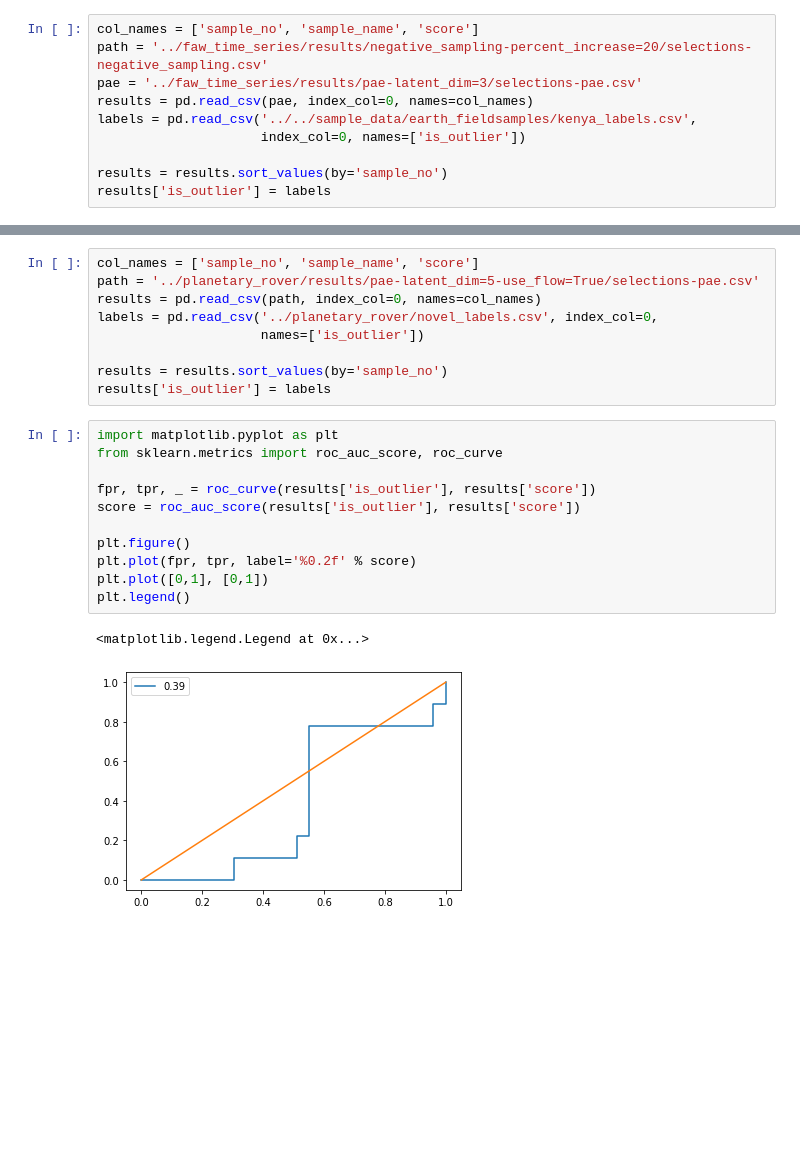
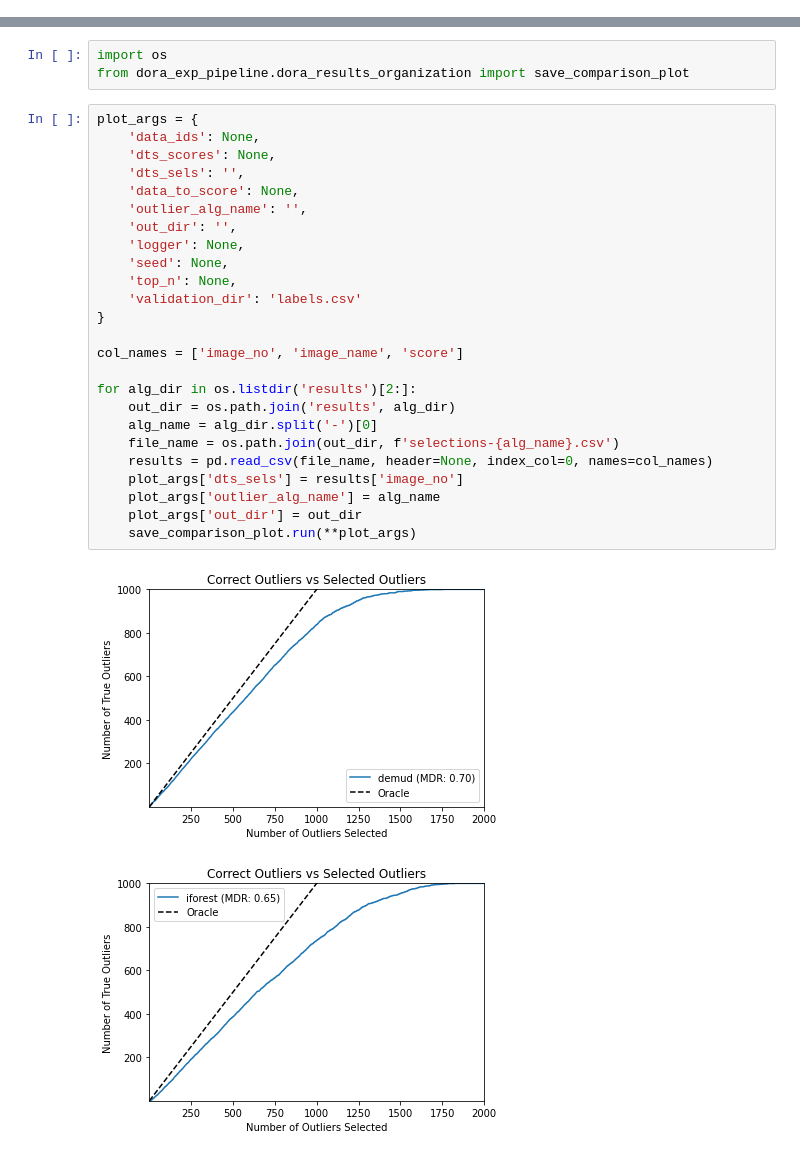
Before and after one commit to nasaharvest/dora, a Jupyter notebook: exp/fmnist_benchmark/score_data.ipynb, the cells around one changed output, grey strips where cells are left out. Saved outputs shown, nothing was run; the diff lists cells and outputs as text; blank space fills up the shorter version.

```diff
--- a/exp/fmnist_benchmark/score_data.ipynb
+++ b/exp/fmnist_benchmark/score_data.ipynb
@@ -26,10 +24,0 @@ plt.legend()
-# %%
-col_names = ['sample_no', 'sample_name', 'score']
-path = '../faw_time_series/results/negative_sampling-percent_increase=20/selections-negative_sampling.csv'
-pae = '../faw_time_series/results/pae-latent_dim=3/selections-pae.csv'
-results = pd.read_csv(pae, index_col=0, names=col_names)
-labels = pd.read_csv('../../sample_data/earth_fieldsamples/kenya_labels.csv',
-                     index_col=0, names=['is_outlier'])
-
-results = results.sort_values(by='sample_no')
-results['is_outlier'] = labels
@@ -50,23 +25,31 @@ plt.legend()
-# %%
-col_names = ['sample_no', 'sample_name', 'score']
-path = '../planetary_rover/results/pae-latent_dim=5-use_flow=True/selections-pae.csv'
-results = pd.read_csv(path, index_col=0, names=col_names)
-labels = pd.read_csv('../planetary_rover/novel_labels.csv', index_col=0,
-                     names=['is_outlier'])
-
-results = results.sort_values(by='sample_no')
-results['is_outlier'] = labels
-# %%
-import matplotlib.pyplot as plt
-from sklearn.metrics import roc_auc_score, roc_curve
-
-fpr, tpr, _ = roc_curve(results['is_outlier'], results['score'])
-score = roc_auc_score(results['is_outlier'], results['score'])
-
-plt.figure()
-plt.plot(fpr, tpr, label='%0.2f' % score)
-plt.plot([0,1], [0,1])
-plt.legend()
-# %% [output]
-<matplotlib.legend.Legend at 0x...>
-[figure, removed]
+# %%
+import os
+from dora_exp_pipeline.dora_results_organization import save_comparison_plot
+# %%
+plot_args = {
+    'data_ids': None,
+    'dts_scores': None,
+    'dts_sels': '',
+    'data_to_score': None,
+    'outlier_alg_name': '',
+    'out_dir': '',
+    'logger': None,
+    'seed': None,
+    'top_n': None,
+    'validation_dir': 'labels.csv'
+}
+
+col_names = ['image_no', 'image_name', 'score']
+
+for alg_dir in os.listdir('results')[2:]:
+    out_dir = os.path.join('results', alg_dir)
+    alg_name = alg_dir.split('-')[0]
+    file_name = os.path.join(out_dir, f'selections-{alg_name}.csv')
+    results = pd.read_csv(file_name, header=None, index_col=0, names=col_names)
+    plot_args['dts_sels'] = results['image_no']
+    plot_args['outlier_alg_name'] = alg_name
+    plot_args['out_dir'] = out_dir
+    save_comparison_plot.run(**plot_args)
+# %% [output]
+[figure, added]
+[figure, added]
```
Also changed, not shown: parts of 5 cells of this notebook, 12 other files.
